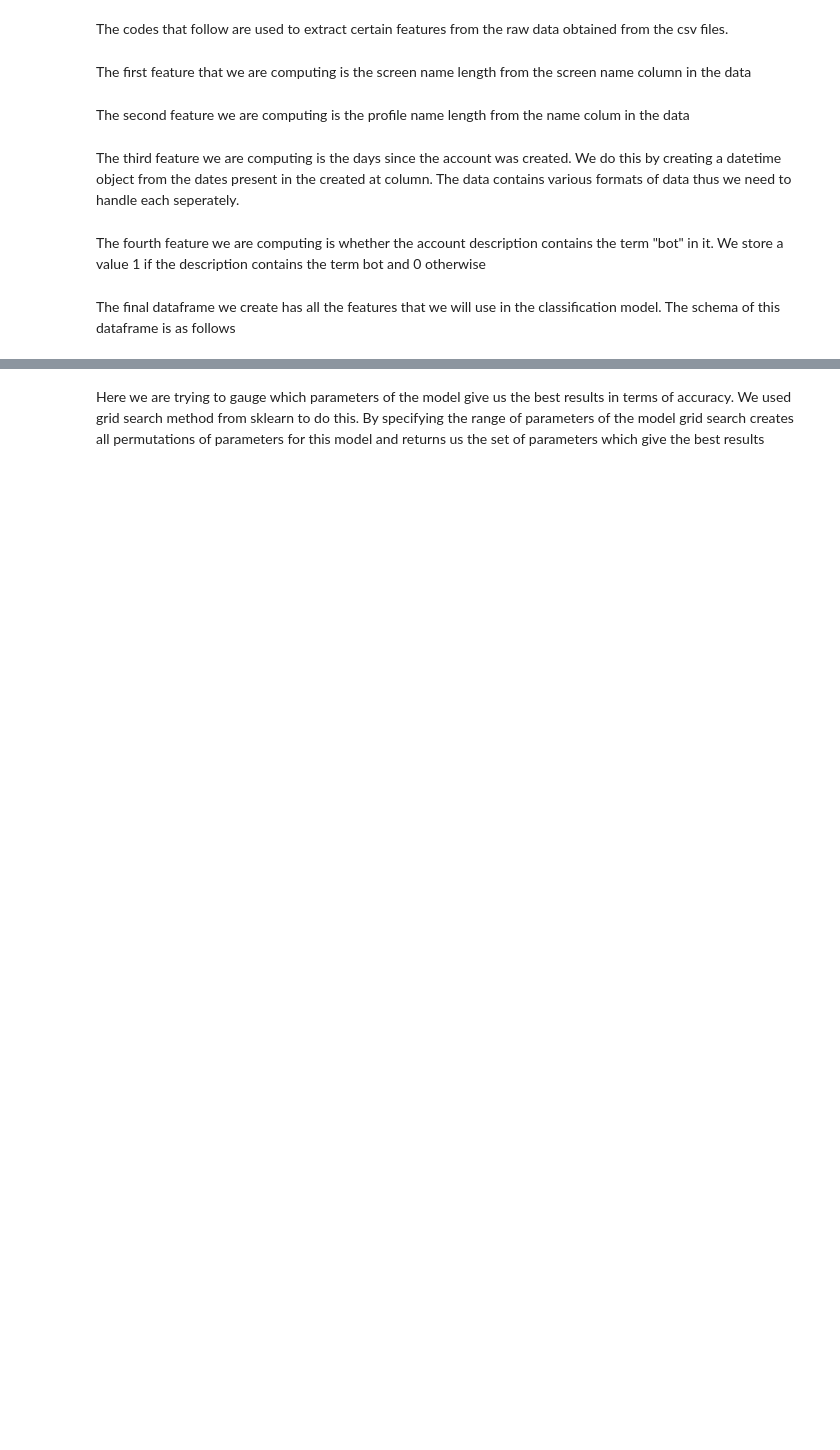
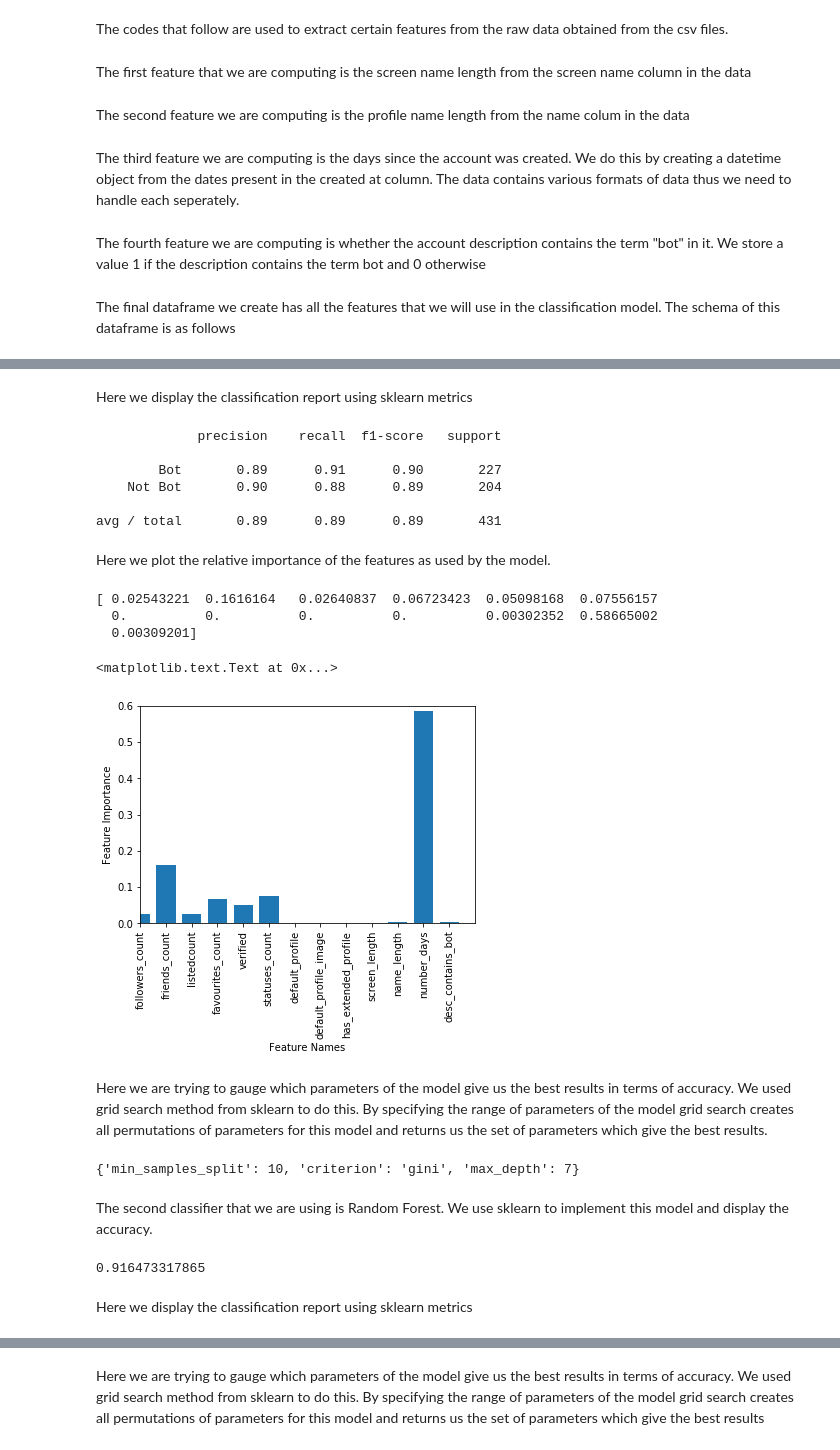
Before and after one commit to saifsahmed/ML-Project, a Jupyter notebook: algo1.ipynb, the cells around one changed output, grey strips where cells are left out. Drawn from its saved outputs; the diff is of its cells as text; code cells hidden in the pictures; blank space fills up the shorter version.

```diff
--- a/algo1.ipynb
+++ b/algo1.ipynb
@@ -123,21 +86,6 @@ for i in desc:
         #print 1
         flag.append(1)
 df['desc_contains_bot']=flag
-
-# This is done for the test data as well
-
-desc = df_test['description']
-flag = []
-for i in desc:
-    i = str(i)
-    #print i
-    if i.find("bot")==-1:
-        #print 0
-        flag.append(0)
-    else:
-        #print 1
-        flag.append(1)
-df_test['desc_contains_bot']=flag
 # %% [markdown]
 The final dataframe we create has all the features that we will use in the classification model. The schema of this dataframe is as follows
 # %%
@@ -285,0 +173,63 @@ dtype: object
+# %% [markdown]
+Here we display the classification report using sklearn metrics
+# %%
+from sklearn.metrics import classification_report
+target_names = ['Bot', 'Not Bot']
+print(classification_report(test_label, pred, target_names=target_names))
+# %% [output]
+             precision    recall  f1-score   support
+
+        Bot       0.89      0.91      0.90       227
+    Not Bot       0.90      0.88      0.89       204
+
+avg / total       0.89      0.89      0.89       431
+# %% [markdown]
+Here we plot the relative importance of the features as used by the model.
+# %%
+import matplotlib.pyplot as plt
+%matplotlib inline
+col_names = ['followers_count','friends_count','listedcount','favourites_count','verified','statuses_count','default_profile','default_profile_image','has_extended_profile','screen_length','name_length','number_days','desc_contains_bot']
+
+a = [i for i,_ in enumerate(col_names[:])]
+b = clf.feature_importances_
+print b
+
+plt.axis([0,13,0,.6])
+plt.bar(a, b,width = .75)
+plt.xticks(a,col_names[:],rotation = 90)
+plt.xlabel('Feature Names')
+plt.ylabel('Feature Importance')
+# %% [output]
+[ 0.02543221  0.1616164   0.02640837  0.06723423  0.05098168  0.07556157
+  0.          0.          0.          0.          0.00302352  0.58665002
+  0.00309201]
+<matplotlib.text.Text at 0x...>
+[figure, added]
+# %% [markdown]
+Here we are trying to gauge which parameters of the model give us the best results in terms of accuracy. We used grid search method from sklearn to do this. By specifying the range of parameters of the model grid search creates all permutations of parameters for this model and returns us the set of parameters which give the best results.
+# %%
+from sklearn import grid_search
+parameters = {'max_depth': range(1,30,1),
+'min_samples_split' : range(10,500,10),
+'criterion': ('entropy','gini')}
+from sklearn import tree
+tree = tree.DecisionTreeClassifier()
+clf = grid_search.GridSearchCV(tree, parameters)
+clf.fit(train_features, train_label)
+print clf.best_params_
+# %% [output]
+{'min_samples_split': 10, 'criterion': 'gini', 'max_depth': 7}
+# %% [markdown]
+The second classifier that we are using is Random Forest. We use sklearn to implement this model
+and display the accuracy.
+# %%
+from sklearn.ensemble import RandomForestClassifier
+clf = RandomForestClassifier(n_estimators=700)
+clf.fit(train_features, train_label)
+pred = clf.predict(test_features)
+from sklearn.metrics import accuracy_score
+print accuracy_score(test_label,pred)
+# %% [output]
+0.916473317865
+# %% [markdown]
+Here we display the classification report using sklearn metrics
```
Also changed, not shown: parts of 35 cells of this notebook.
